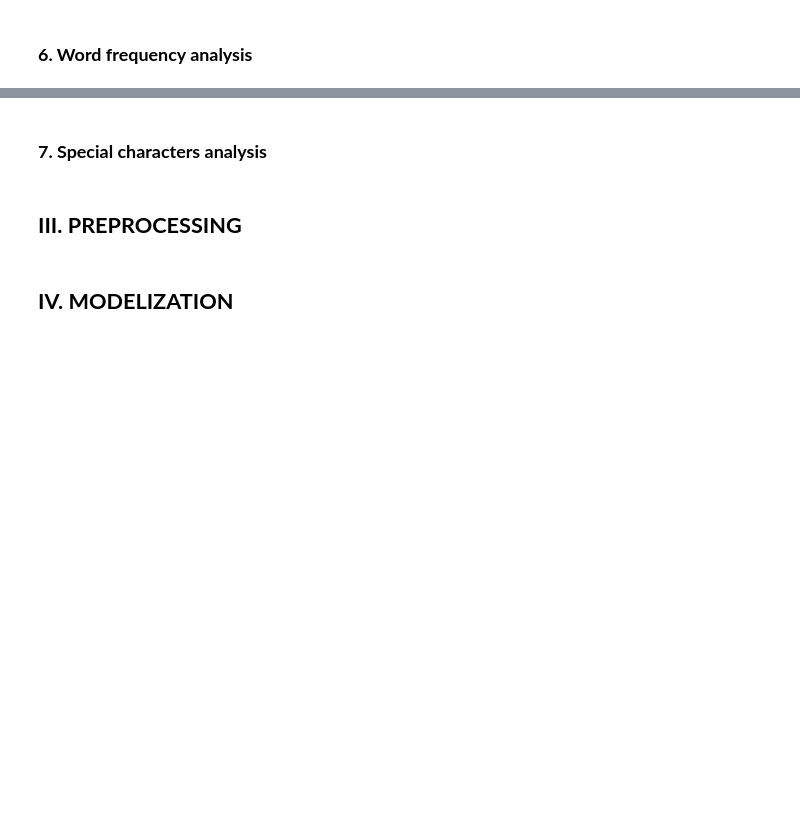
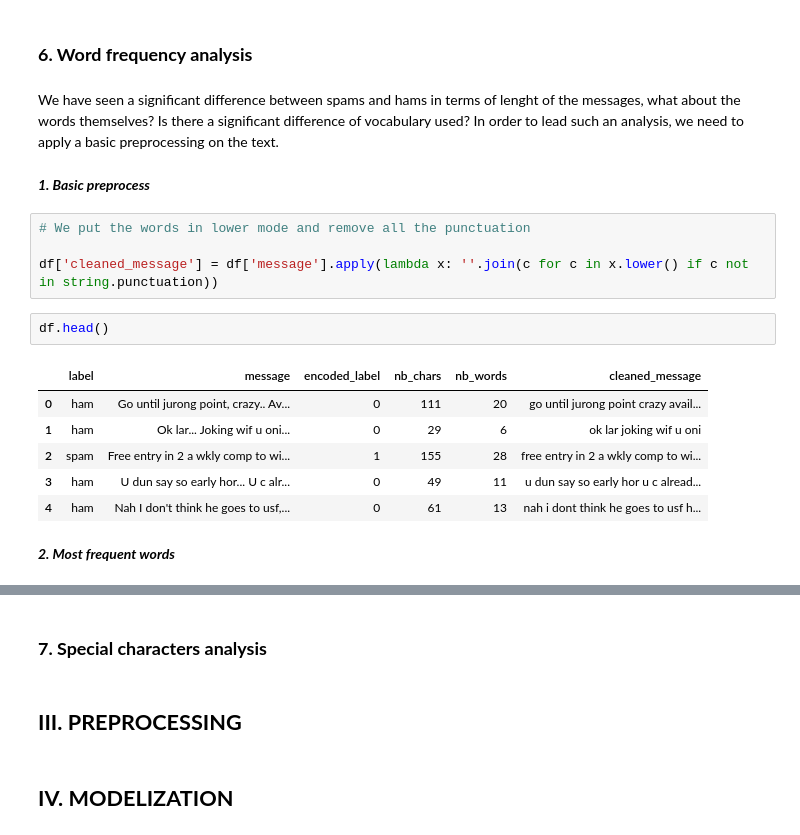
Before and after one commit to Mounia-Agronomist-Datascientist/AT-T_project, a Jupyter notebook: 1_AT_T_project_EDA.ipynb, the cells around one changed output, grey strips where cells are left out. Drawn from its saved outputs; the diff is of its cells as text; blank space fills up the shorter version.

```diff
--- a/1_AT_T_project_EDA.ipynb
+++ b/1_AT_T_project_EDA.ipynb
@@ -278,2 +319,21 @@ The boxplots suggests a difference in the lenghts of spam messages that seems to
 # %% [markdown]
 ### **6. Word frequency analysis**
+# %% [markdown]
+We have seen a significant difference between spams and hams in terms of lenght of the messages, what about the words themselves? Is there a significant difference of vocabulary used? In order to lead such an analysis, we need to apply a basic preprocessing on the text.
+# %% [markdown]
+***1. Basic preprocess***
+# %%
+# We put the words in lower mode and remove all the punctuation
+
+df['cleaned_message'] = df['message'].apply(lambda x: ''.join(c for c in x.lower() if c not in string.punctuation))
+# %%
+df.head()
+# %% [output]
+|  | label | message | encoded_label | nb_chars | nb_words | cleaned_message |
+| 0 | ham | Go until jurong point, crazy.. Av... | 0 | 111 | 20 | go until jurong point crazy avail... |
+| 1 | ham | Ok lar... Joking wif u oni... | 0 | 29 | 6 | ok lar joking wif u oni |
+| 2 | spam | Free entry in 2 a wkly comp to wi... | 1 | 155 | 28 | free entry in 2 a wkly comp to wi... |
+| 3 | ham | U dun say so early hor... U c alr... | 0 | 49 | 11 | u dun say so early hor u c alread... |
+| 4 | ham | Nah I don't think he goes to usf,... | 0 | 61 | 13 | nah i dont think he goes to usf h... |
+# %% [markdown]
+***2. Most frequent words***
```
Also changed, not shown: parts of 32 cells of this notebook.
